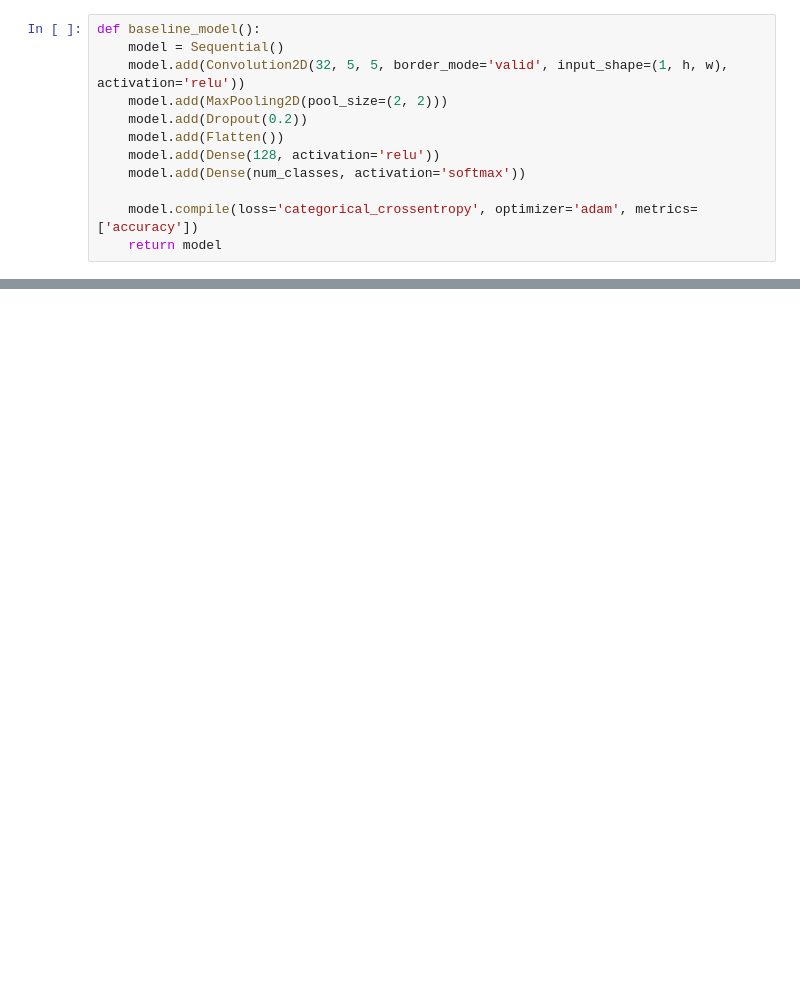
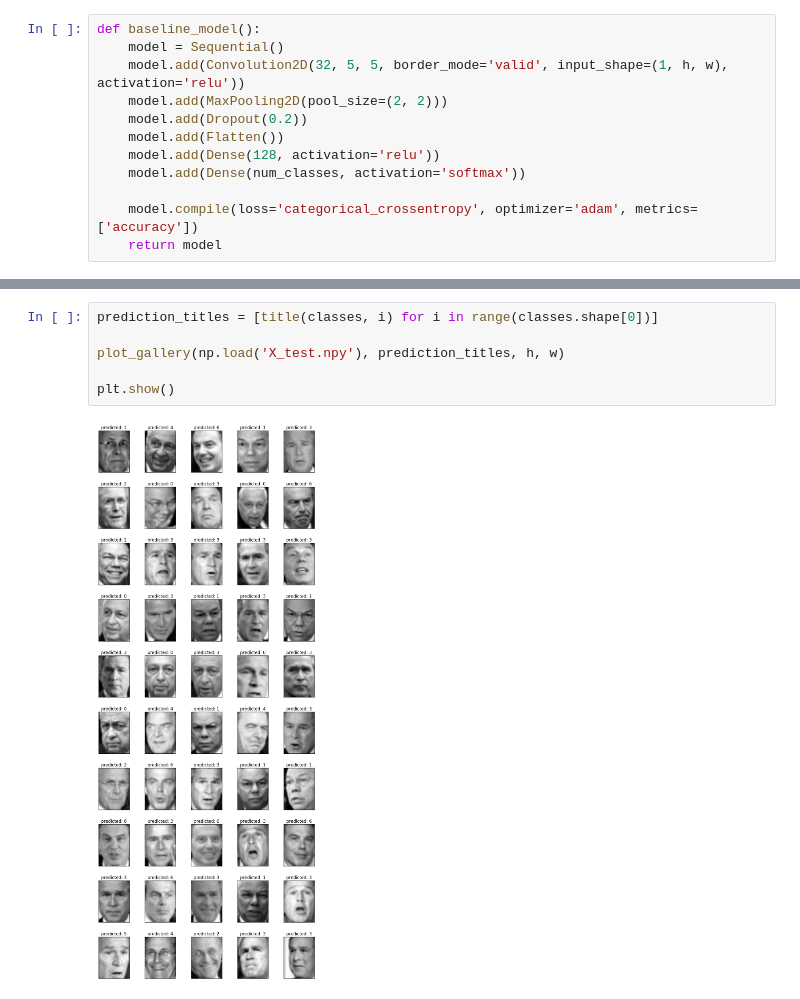
Before and after one commit to CS3244-EigenFace/EigenFace, a Jupyter notebook: Convolutional Neural Network.ipynb, the cells around one changed output, grey strips where cells are left out. Saved outputs shown, nothing was run; the diff lists cells and outputs as text; blank space fills up the shorter version.

```diff
--- a/Convolutional Neural Network.ipynb
+++ b/Convolutional Neural Network.ipynb
@@ -155,0 +272,8 @@ Model accuracy: 87.63%
+# %%
+prediction_titles = [title(classes, i) for i in range(classes.shape[0])]
+
+plot_gallery(np.load('X_test.npy'), prediction_titles, h, w)
+
+plt.show()
+# %% [output]
+[figure, added]
```
Also changed, not shown: parts of 9 cells of this notebook.
